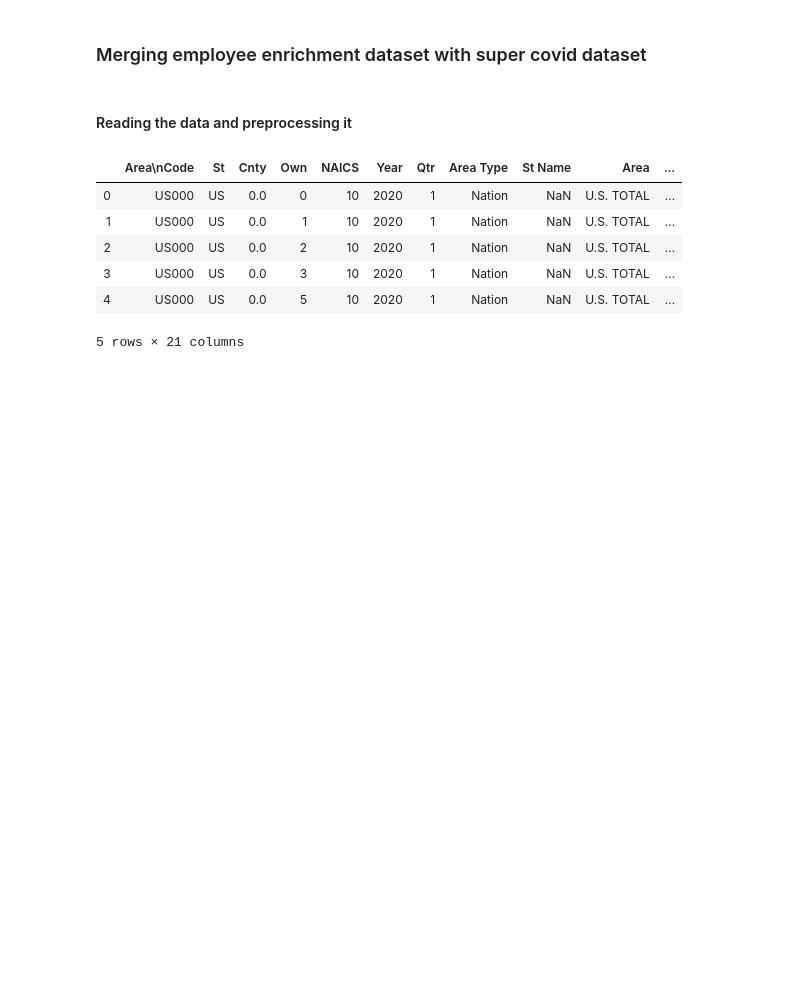
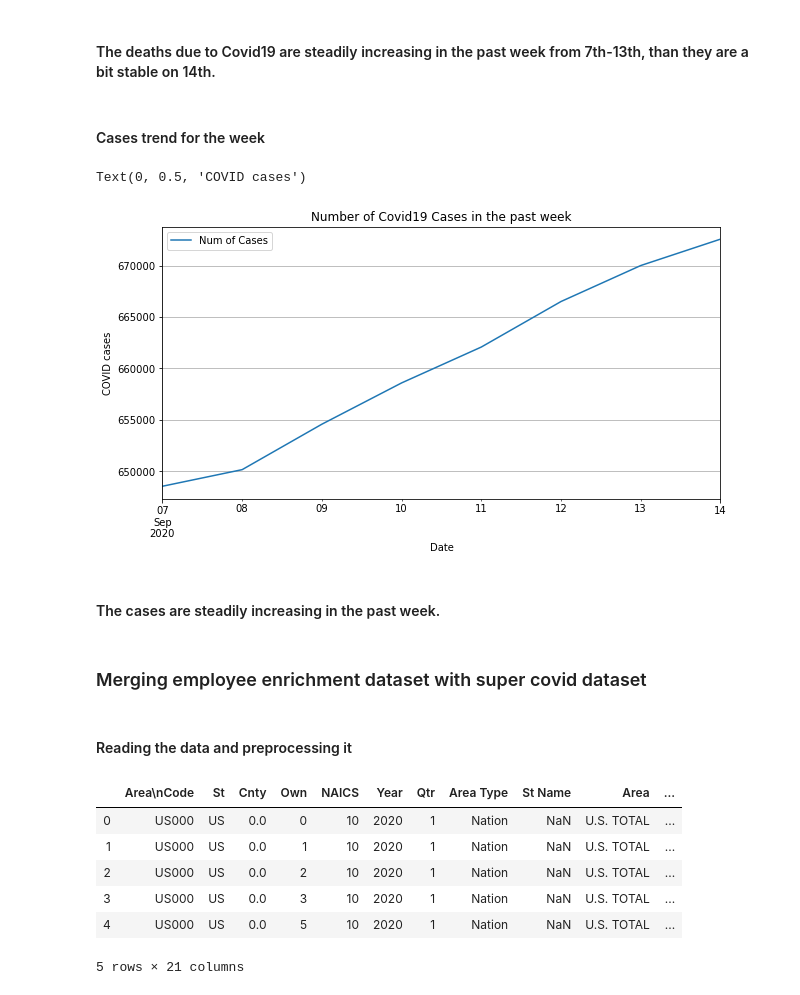
Before and after one commit to EricCortes14/Data-Science-COVID-19-Project, a Jupyter notebook: src/Employment_covid_merge.ipynb, the cells around one changed output. Saved outputs shown, nothing was run; the diff lists cells and outputs as text; code cells hidden in the pictures; blank space fills up the shorter version.

```diff
--- a/src/Employment_covid_merge.ipynb
+++ b/src/Employment_covid_merge.ipynb
@@ -1,3 +84,16 @@
+# %% [markdown]
+#### The deaths due to Covid19 are steadily increasing in the past week from 7th-13th, than they are a bit stable on 14th.
+# %% [markdown]
+#### Cases trend for the week
+# %%
+
+ax=covid_test1.plot(title='Number of Covid19 Cases in the past week',figsize=(10,5), grid=True,legend=True)
+ax.set_ylabel("COVID cases")
+# %% [output]
+Text(0, 0.5, 'COVID cases')
+[figure, added]
+# %% [markdown]
+#### The cases are steadily increasing in the past week.
 # %% [markdown]
 ### Merging employee enrichment dataset with super covid dataset
 # %%
```
Also changed, not shown: parts of 16 cells of this notebook, 1 other file.
